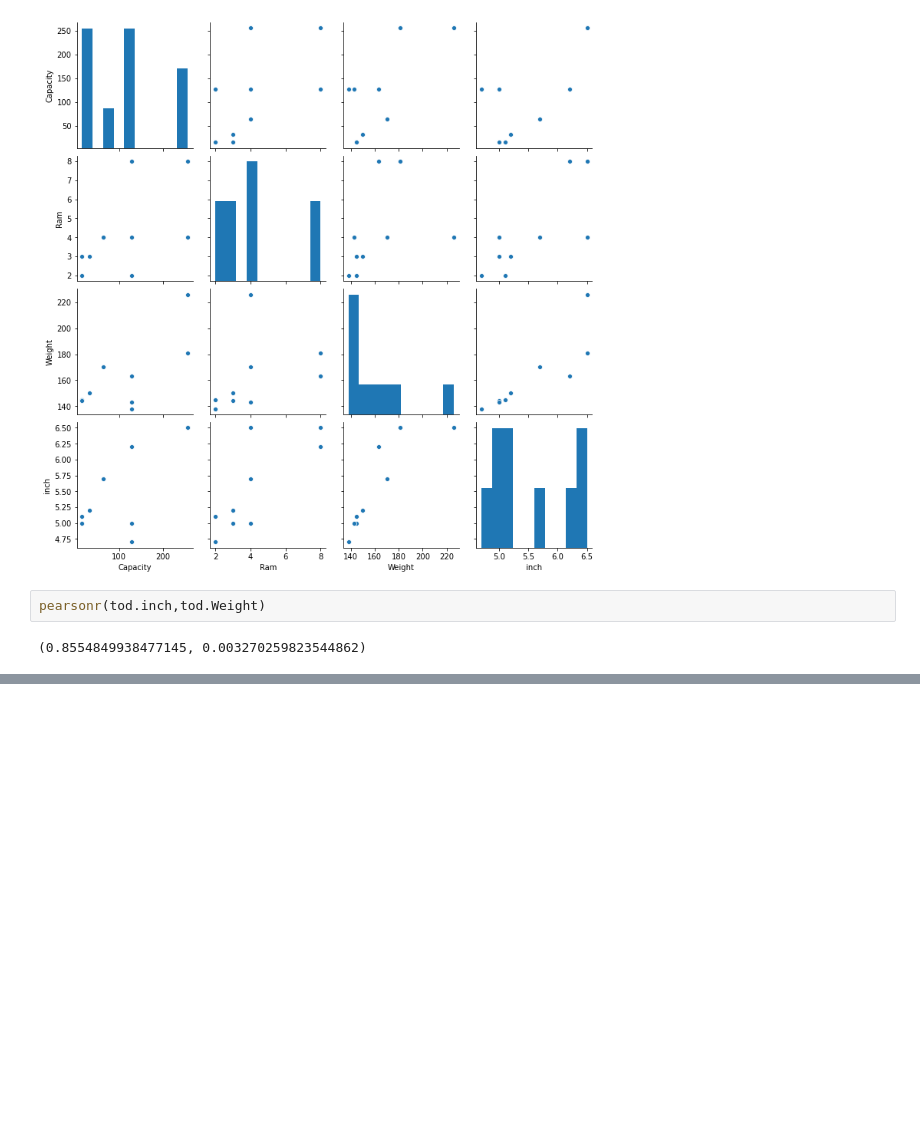
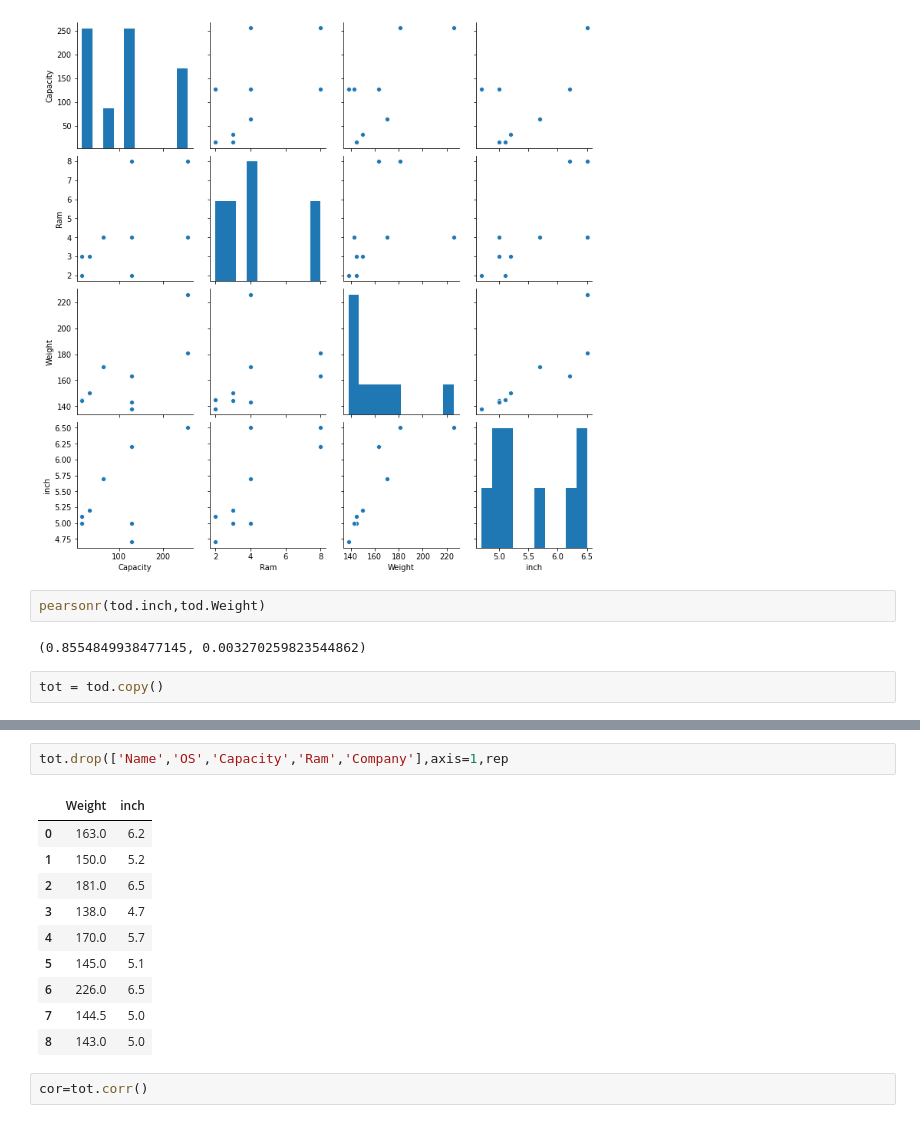
Before and after one commit to HasibullahAman/Preprocessing_DataSince, a Jupyter notebook: Statics/Statics.ipynb, the cells around one changed output, grey strips where cells are left out. Drawn from its saved outputs; the diff is of its cells as text; blank space fills up the shorter version.

```diff
--- a/Statics/Statics.ipynb
+++ b/Statics/Statics.ipynb
@@ -111,3 +111,5 @@ sb.pairplot(tod)
 pearsonr(tod.inch,tod.Weight)
 # %% [output]
 (0.8554849938477145, 0.003270259823544862)
+# %%
+tot = tod.copy()
@@ -113,0 +125,15 @@ pearsonr(tod.inch,tod.Weight)
+# %%
+tot.drop(['Name','OS','Capacity','Ram','Company'],axis=1,rep
+# %% [output]
+|  | Weight | inch |
+| 0 | 163.0 | 6.2 |
+| 1 | 150.0 | 5.2 |
+| 2 | 181.0 | 6.5 |
+| 3 | 138.0 | 4.7 |
+| 4 | 170.0 | 5.7 |
+| 5 | 145.0 | 5.1 |
+| 6 | 226.0 | 6.5 |
+| 7 | 144.5 | 5.0 |
+| 8 | 143.0 | 5.0 |
+# %%
+cor=tot.corr()
```
Also changed, not shown: parts of 2 cells of this notebook.
